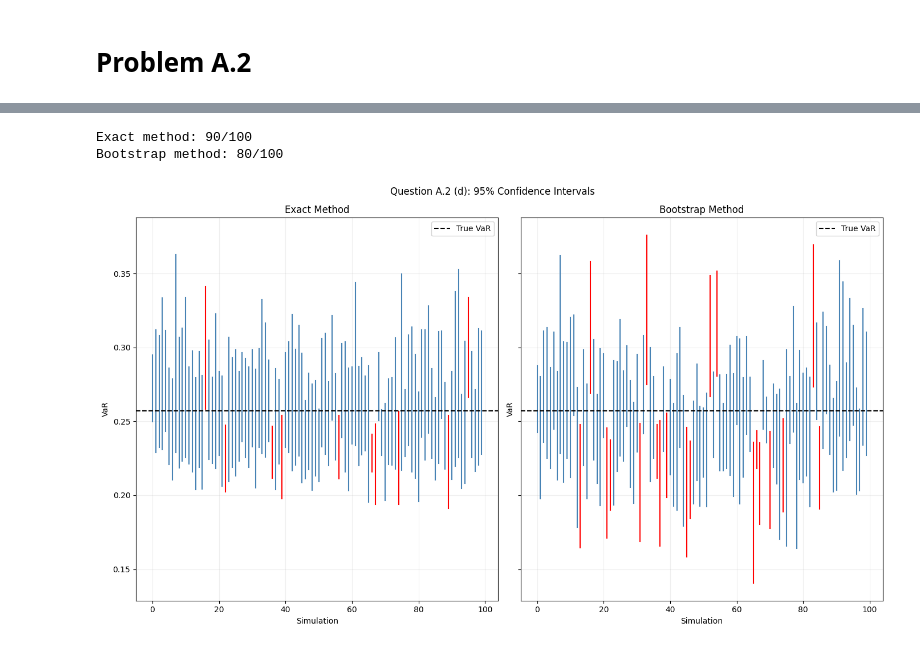
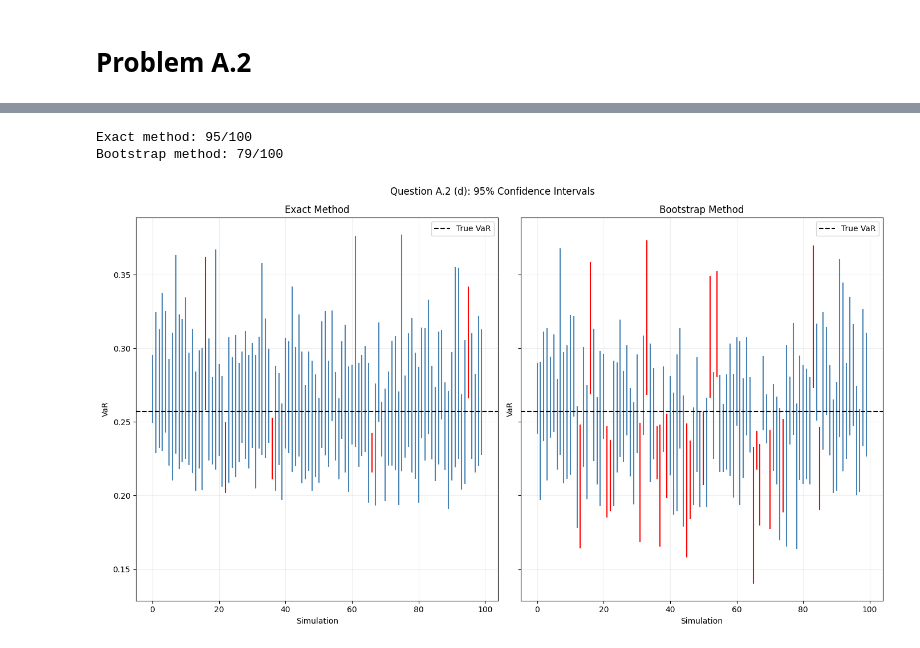
Before and after one commit to tom-fritzdorf/Risk-managment, a Jupyter notebook: Projekt1_Tom.ipynb, the cells around one changed output, grey strips where cells are left out. Cells and saved outputs as stored; diff of their text form; code cells hidden in the pictures.

```diff
--- a/Projekt1_Tom.ipynb
+++ b/Projekt1_Tom.ipynb
@@ -26,7 +26,9 @@ q = 0.95
 np.random.seed(37)
 
 theta_true = t.ppf(p, df=nu, loc=mu, scale=sigma)
-
+#Find the smallest index y where P(Y>y) > a
+j1 = n - int(binom.ppf( (1+q)/2, n, 1-p ))
+j2 = n - int(binom.ppf( (1-q)/2, n, 1-p )) + 1
 
 def confint(k):
     x_lower_list = []
@@ -35,13 +37,8 @@ def confint(k):
         x_samples = t.rvs(df=nu, loc=mu, scale=sigma, size=n)
         x_sorted = np.sort(x_samples)
 
-        #Find the smallest index y where P(Y>y) > a
-        j1 = n - int(binom.ppf( (1+q)/2, n, 1-p ))
-        j2 = n - int(binom.ppf( (1-q)/2, n, 1-p ))
-
         x_lower_list.append(x_sorted[j1-1])
         x_upper_list.append(x_sorted[j2-1])
-
 
     return x_lower_list, x_upper_list
 
@@ -63,7 +60,8 @@ for c in contains:
         count += 1
     else:
         pass
-
+count1 = sum(contains)
+print(count1)
 print(f"True quantile: {theta_true}")
 print(f"Intervals containing the true quantile: {count}/{k}")
 print(f"Empirical coverage: {count/k:.3%}")
@@ -243,16 +241,16 @@ boot_upper = []
 
 
 j1 = n - int(binom.ppf((1+q)/2, n, 1-p))
-j2 = n - int(binom.ppf((1-q)/2, n, 1-p))
+j2 = n - int(binom.ppf((1-q)/2, n, 1-p)) + 1
 
 for i in range(k):
     R = t.rvs(df=nu, loc=mu, scale=sigma, size=n)
     X = 10 * (R - 1)
     L = -X
-    L = np.sort(L)
+    L_sort = np.sort(L)
 
-    exact_lower.append(L[j1-1])
-    exact_upper.append(L[j2-1])
+    exact_lower.append(L_sort[j1-1])
+    exact_upper.append(L_sort[j2-1])
 
     theta_obs_L = np.quantile(L, p, method = "inverted_cdf")
 
@@ -282,33 +280,33 @@ print(f"Exact method: {exact_coverage}/100")
 print(f"Bootstrap method: {boot_coverage}/100")
 
 
 fig, axes = plt.subplots(1, 2, figsize=(14, 8), sharex=True, sharey=True)
 
 for ax, ci_lower, ci_upper, title in zip(
     axes,
     [exact_lower, boot_lower],
     [exact_upper, boot_upper],
     ["Exact Method", "Bootstrap Method"]
 ):
     for i in range(k):
         color = "steelblue" if ci_lower[i] <= theta_true <= ci_upper[i] else "red"
 
         ax.plot([i, i], [ci_lower[i], ci_upper[i]],
                 color=color, linewidth=1.5)
 
     ax.axhline(theta_true, color="black",
                linestyle="--", label="True VaR")
 
     ax.set_title(title)
     ax.set_xlabel("Simulation")
     ax.set_ylabel("VaR")
     ax.grid(alpha=0.2)
     ax.legend()
 
 plt.suptitle("Question A.2 (d): 95% Confidence Intervals")
 plt.tight_layout()
 plt.show()
 # %% [output]
-Exact method: 90/100
-Bootstrap method: 80/100
+Exact method: 95/100
+Bootstrap method: 79/100
-[figure, old version]
+[figure, new version]
```
Also changed, not shown: parts of 4 cells of this notebook.
